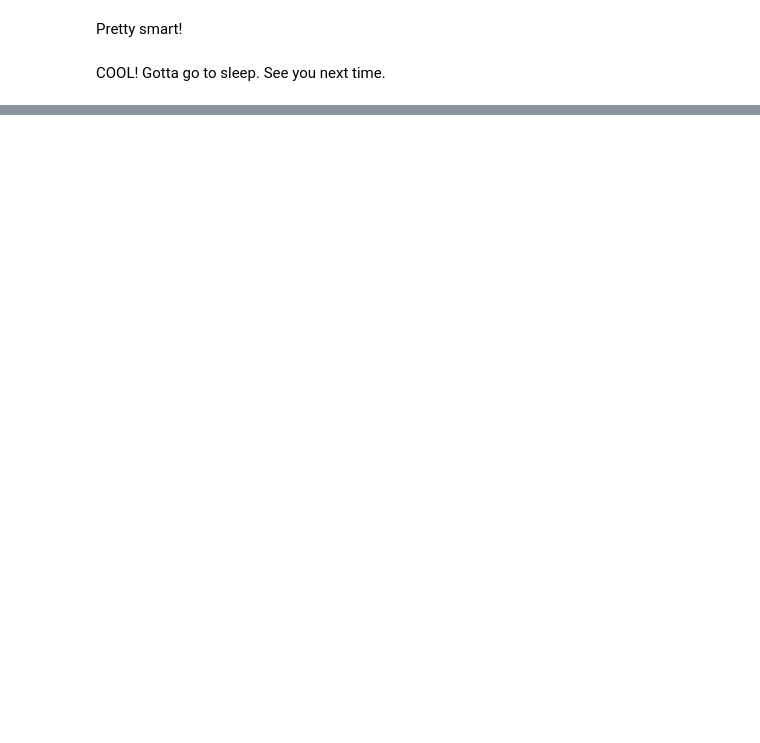
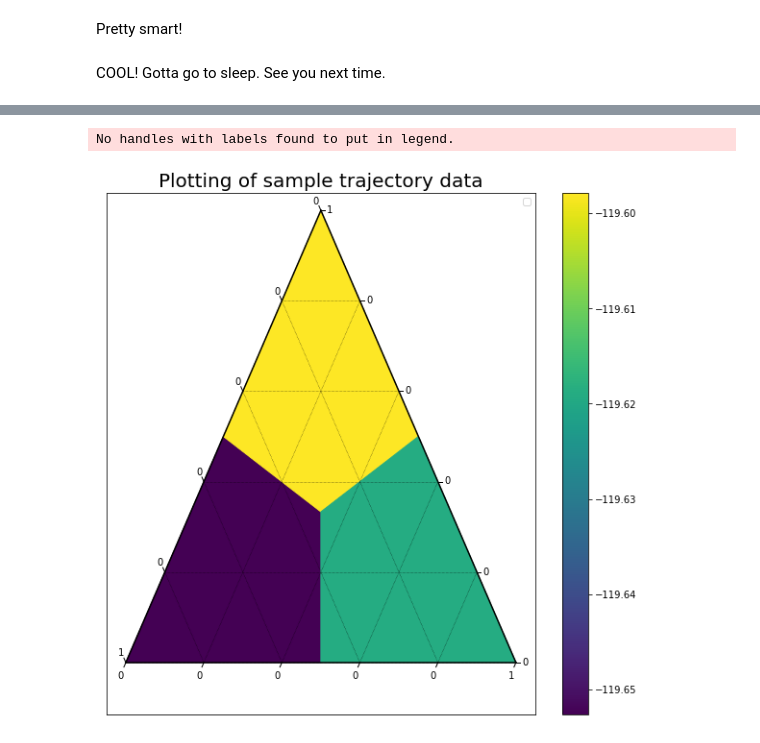
Before and after one commit to Luochenghuang/TEMANN, a Jupyter notebook: temann/ann_success.ipynb, the cells around one changed output, grey strips where cells are left out. Saved outputs shown, nothing was run; the diff lists cells and outputs as text; code cells hidden in the pictures; blank space fills up the shorter version.

```diff
--- a/temann/ann_success.ipynb
+++ b/temann/ann_success.ipynb
@@ -221,0 +406,40 @@ Gotta go to sleep. See you next time.
+# %%
+import math
+import ternary
+
+def heatmap_data(s1, s2, s3, T=400, scale=5):
+    from ternary.helpers import simplex_iterator
+    d = dict()
+    for (i,j,k) in simplex_iterator(scale):
+        compound = three_elements_to_heat(s1, s2, s3, i, j, k)
+        heat = predict(compound, T)
+        d[(i,j)] = heat
+    return d
+
+scale = 1
+
+s1 = 'Ca'
+s2 = 'Mn'
+s3 = 'O'
+T = 400
+
+## Sample trajectory plot
+figure, tax = ternary.figure(scale=1.0)
+figure.set_size_inches(10, 10)
+
+tax.boundary()
+tax.gridlines(multiple=0.2, color="black")
+tax.set_title("Plotting of sample trajectory data", fontsize=20)
+# Load some data, tuples (x,y,z)
+
+d = heatmap_data(s1,s2,s3,T,scale)
+
+# Plot the data
+tax.heatmap(d, style="h")
+tax.ticks(axis='lbr', multiple=0.2, linewidth=1)
+tax.clear_matplotlib_ticks()
+tax.legend()
+tax.show()
+# %% [output]
+No handles with labels found to put in legend.
+[figure, added]
```
Also changed, not shown: parts of 13 cells of this notebook.
